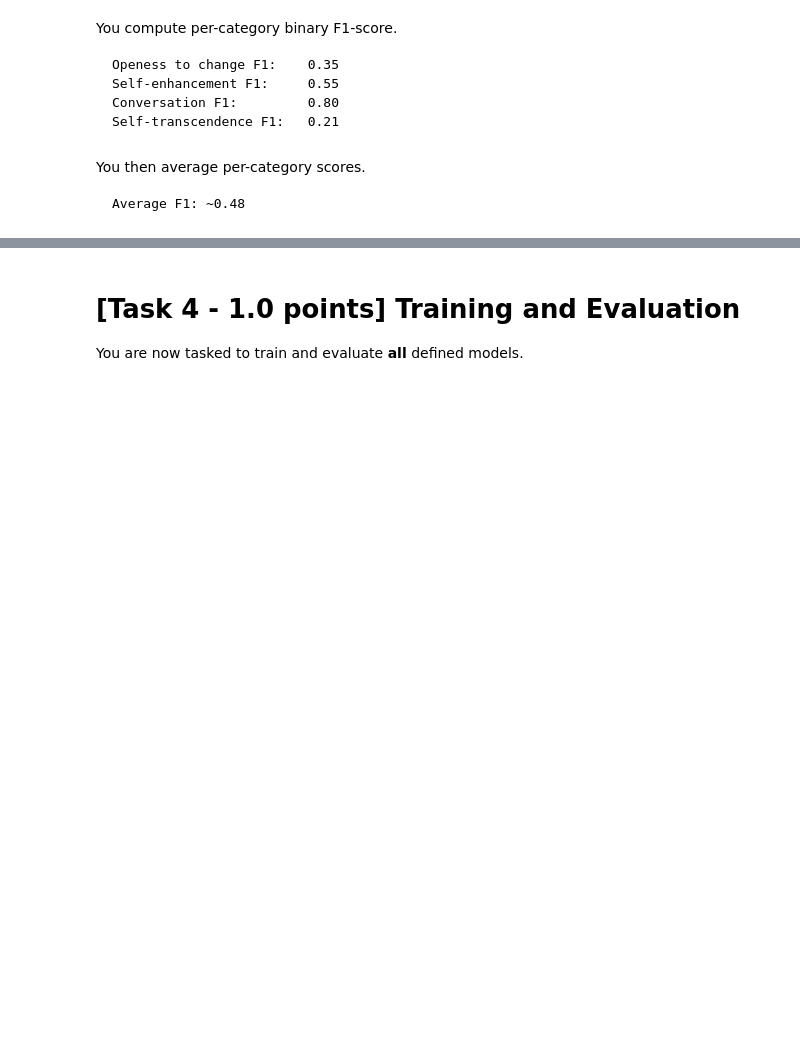
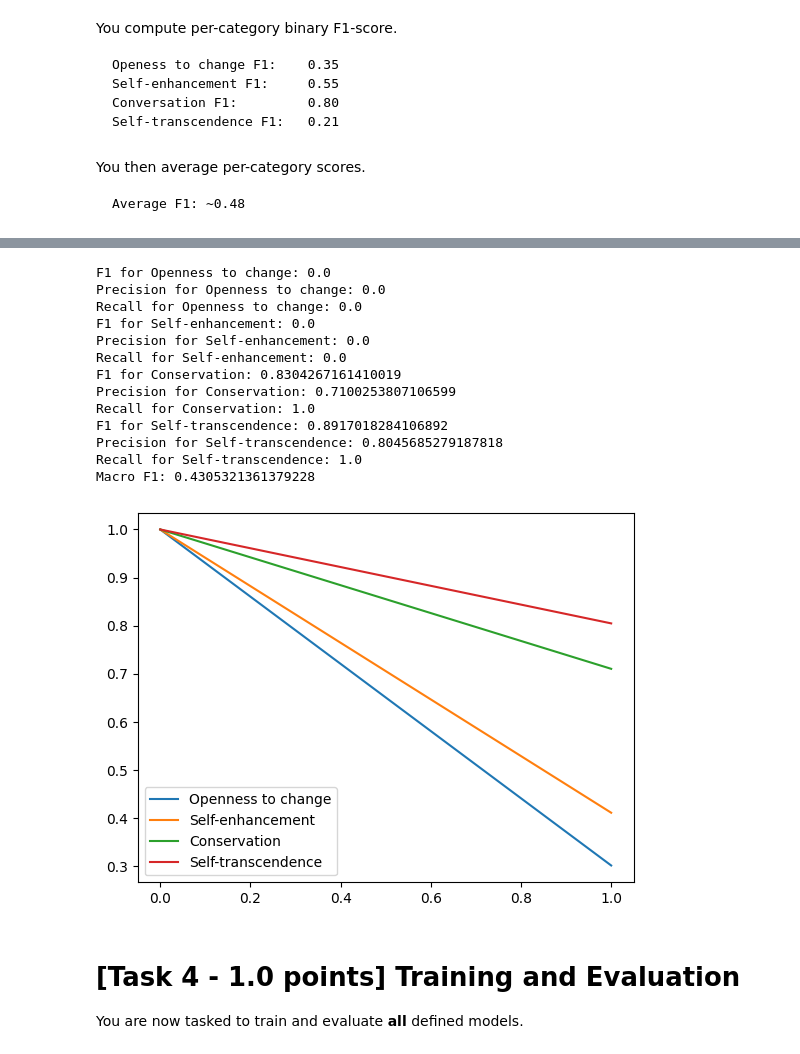
Before and after one commit to AndreaZecca/NLP-assignments, a Jupyter notebook: Assignment-2/Assignment2.ipynb, the cells around one changed output, grey strips where cells are left out. Drawn from its saved outputs; the diff is of its cells as text; code cells hidden in the pictures; blank space fills up the shorter version.

```diff
--- a/Assignment-2/Assignment2.ipynb
+++ b/Assignment-2/Assignment2.ipynb
@@ -642,3 +686,20 @@ def model_metric(model, test_dataloader):
+# %%
+model_metric(majority_model, test_dataloader)
+# %% [output]
+F1 for Openness to change: 0.0
+Precision for Openness to change: 0.0
+Recall for Openness to change: 0.0
+F1 for Self-enhancement: 0.0
+Precision for Self-enhancement: 0.0
+Recall for Self-enhancement: 0.0
+F1 for Conservation: 0.8304267161410019
+Precision for Conservation: 0.7100253807106599
+Recall for Conservation: 1.0
+F1 for Self-transcendence: 0.8917018284106892
+Precision for Self-transcendence: 0.8045685279187818
+Recall for Self-transcendence: 1.0
+Macro F1: 0.4305321361379228
+[figure, added]
 # %% [markdown]
 # [Task 4 - 1.0 points] Training and Evaluation
 
```
Also changed, not shown: parts of 13 cells of this notebook, 1 other file.
